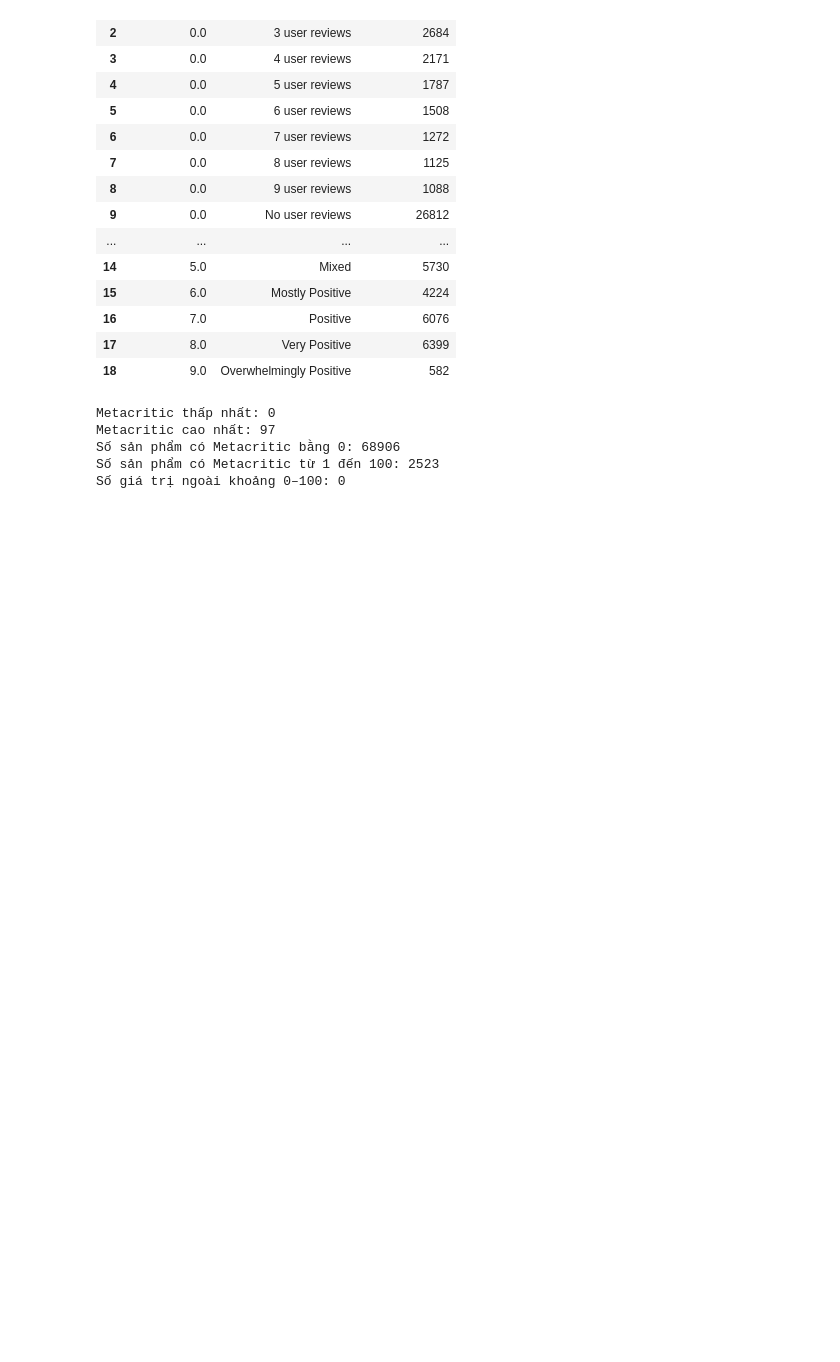
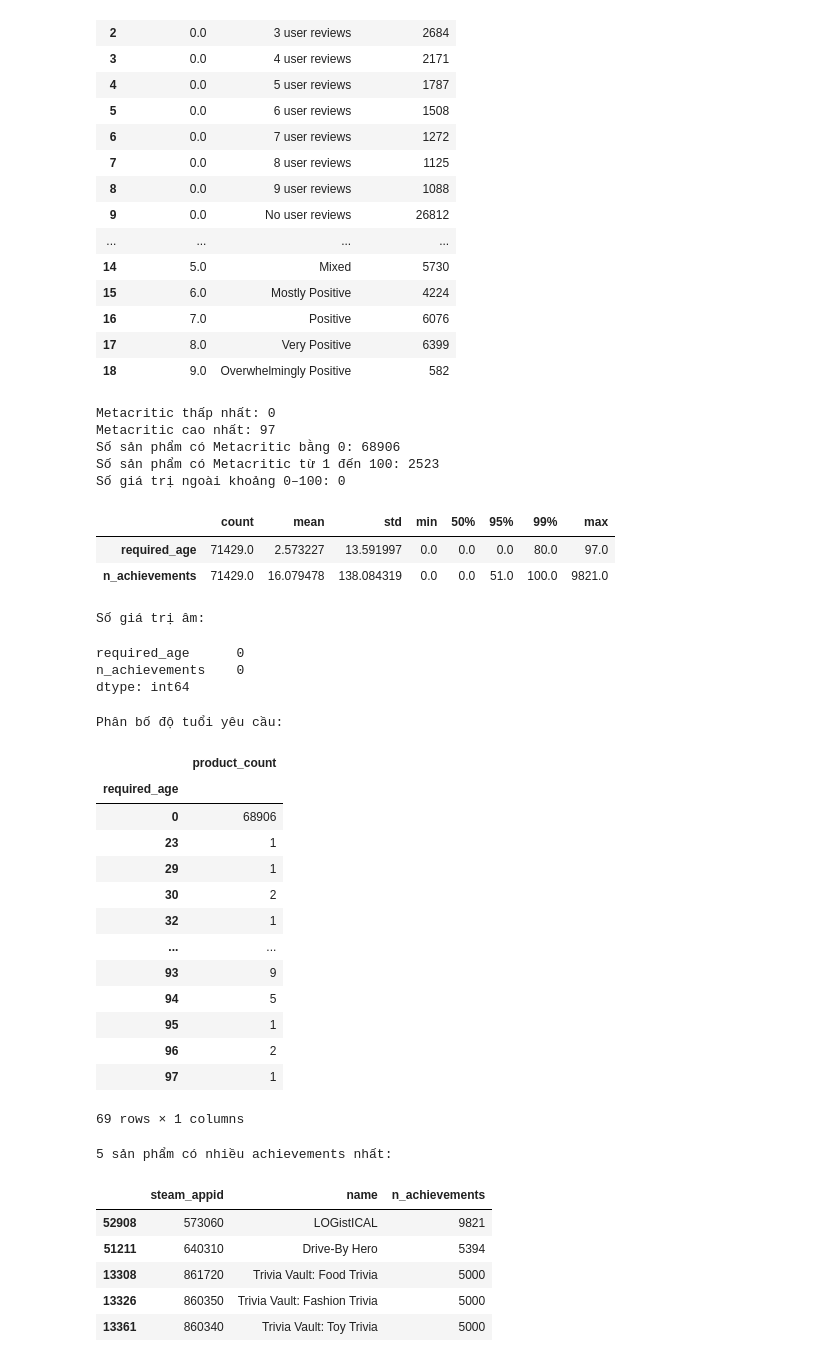
Before and after one commit to Duongvutung/Steam-Market-Intelligence-What-Makes-a-Game-Succeed-on-Steam, a Jupyter notebook: notebooks/01_cleaning.ipynb, the cells around one changed output. Cells and saved outputs as stored; diff of their text form; code cells hidden in the pictures; blank space fills up the shorter version.

```diff
--- a/notebooks/01_cleaning.ipynb
+++ b/notebooks/01_cleaning.ipynb
@@ -802,3 +802,60 @@ Metacritic cao nhất: 97
 Số sản phẩm có Metacritic bằng 0: 68906
 Số sản phẩm có Metacritic từ 1 đến 100: 2523
 Số giá trị ngoài khoảng 0–100: 0
+# %%
+numeric_columns = ["required_age", "n_achievements"]
+
+display(
+    df[numeric_columns]
+    .describe(percentiles=[0.5, 0.95, 0.99])
+    .T
+)
+
+print("Số giá trị âm:")
+display(df[numeric_columns].lt(0).sum())
+
+print("Phân bố độ tuổi yêu cầu:")
+display(
+    df["required_age"]
+    .value_counts(dropna=False)
+    .sort_index()
+    .rename("product_count")
+    .to_frame()
+)
+
+print("5 sản phẩm có nhiều achievements nhất:")
+display(
+    df.nlargest(5, "n_achievements")[
+        ["steam_appid", "name", "n_achievements"]
+    ]
+)
+# %% [output]
+|  | count | mean | std | min | 50% | 95% | 99% | max |
+| required_age | 71429.0 | 2.573227 | 13.591997 | 0.0 | 0.0 | 0.0 | 80.0 | 97.0 |
+| n_achievements | 71429.0 | 16.079478 | 138.084319 | 0.0 | 0.0 | 51.0 | 100.0 | 9821.0 |
+Số giá trị âm:
+required_age      0
+n_achievements    0
+dtype: int64
+Phân bố độ tuổi yêu cầu:
+|  | product_count |
+| required_age |  |
+| 0 | 68906 |
+| 23 | 1 |
+| 29 | 1 |
+| 30 | 2 |
+| 32 | 1 |
+| ... | ... |
+| 93 | 9 |
+| 94 | 5 |
+| 95 | 1 |
+| 96 | 2 |
+| 97 | 1 |
+69 rows × 1 columns
+5 sản phẩm có nhiều achievements nhất:
+|  | steam_appid | name | n_achievements |
+| 52908 | 573060 | LOGistICAL | 9821 |
+| 51211 | 640310 | Drive-By Hero | 5394 |
+| 13308 | 861720 | Trivia Vault: Food Trivia | 5000 |
+| 13326 | 860350 | Trivia Vault: Fashion Trivia | 5000 |
+| 13361 | 860340 | Trivia Vault: Toy Trivia | 5000 |
```
Also changed, not shown: parts of 1 cell of this notebook, 2 other files.
